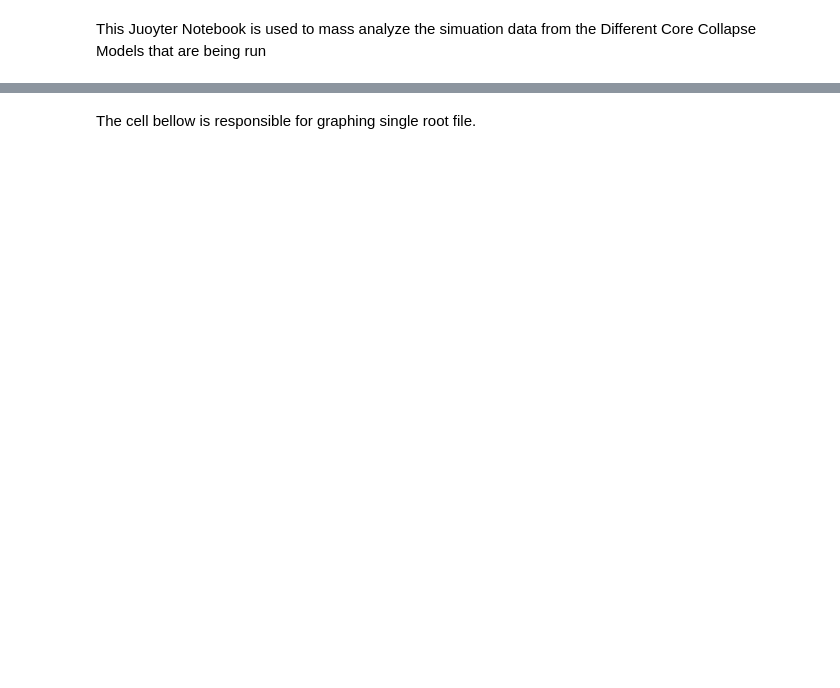
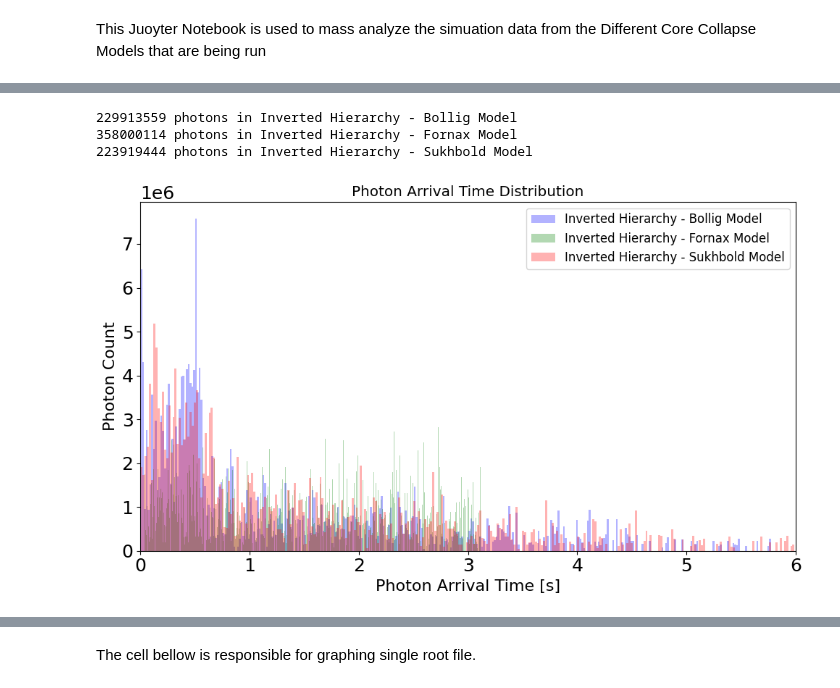
Before and after one commit to IakovosTzoka/SuperNova-Work, a Jupyter notebook: output/Optical_Photon_Analysis.ipynb, the cells around one changed output, grey strips where cells are left out. Drawn from its saved outputs; the diff is of its cells as text; code cells hidden in the pictures; blank space fills up the shorter version.

```diff
--- a/output/Optical_Photon_Analysis.ipynb
+++ b/output/Optical_Photon_Analysis.ipynb
@@ -169,12 +166,18 @@ for path, label, color in zip(file_paths, labels, colors):
 # File paths (update these to your actual file names)
 # ---------------------------
 file_paths = [
-    #"/home/iakovos-qpix/Programs/Library/MarleyTest/output/Bollig_1000_events.root",
-    #"/home/iakovos-qpix/Programs/Library/MarleyTest/output/Bollig_1000_NH_events.root",
-   #"/home/iakovos-qpix/Programs/Library/MarleyTest/output/Bollig_1000_IH_events.root",
-   "/home/iakovos-qpix/Programs/Library/MarleyTest/output/Nakazato_1000_events.root",
-    "/home/iakovos-qpix/Programs/Library/MarleyTest/output/Nakazato_1000_NH_events.root",
-   "/home/iakovos-qpix/Programs/Library/MarleyTest/output/Nakazato_1000_IH_events.root",
+#    "/Volumes/aSeVertical/SuperNova Simulation/Root Files/Bollig_1000_events.root",
+#    "/Volumes/aSeVertical/SuperNova Simulation/Root Files/Bollig_1000_NH_events.root",
+   "/Volumes/aSeVertical/SuperNova Simulation/Root Files/Bollig_1000_IH_events.root",
+#    "/Volumes/aSeVertical/SuperNova Simulation/Root Files/Nakazato_1000_events.root",
+#    "/Volumes/aSeVertical/SuperNova Simulation/Root Files/Nakazato_1000_NH_events.root",
+#    "/Volumes/aSeVertical/SuperNova Simulation/Root Files//Nakazato_1000_IH_events.root",
+#    "/Volumes/aSeVertical/SuperNova Simulation/ROOT Files/Fornax_No_Oscillations_1000_events.root",
+#    "/Volumes/aSeVertical/SuperNova Simulation/Root Files/Fornax_Normal_Hierarchy_events.root",
+   "/Volumes/aSeVertical/SuperNova Simulation/ROOT Files/Fornax_Inverted_Hierarchy_1000_events.root",
+#    "/Volumes/aSeVertical/SuperNova Simulation/ROOT Files/Sukhbold_No_Oscillations_1000_events.root",
+#    "Volumes/aSeVertical/SuperNova Simulation/Root Files/Sukhbold_Normal_Hierarchy_1000_events.root",
+   "/Volumes/aSeVertical/SuperNova Simulation/ROOT Files/Sukhbold_Inverted_Hierarchy_1000_events.root",
 
 ]
 
@@ -182,10 +185,16 @@ file_paths = [
 labels = [
     #"No Oscillations - Bollig Model",
     #"Normal Hierarchy - Bollig Model",
-    #"Inverted Hierarchy - Bollig Model",
-    "No Oscillations - Nakazato Model",
-    "Normal Hierarchy - Nakazato Model",
-    "Inverted Hierarchy - Nakazato Model",
+    "Inverted Hierarchy - Bollig Model",
+    # "No Oscillations - Nakazato Model",
+    # "Normal Hierarchy - Nakazato Model",
+    # "Inverted Hierarchy - Nakazato Model",
+    # "No Oscillations - Fornax Model",
+    # "Normal Hierarchy - Fornax Model",
+    "Inverted Hierarchy - Fornax Model",
+    # "No Oscillations - Sukhbold Model",
+    # "Normal Hierarchy - Sukhbold Model",
+    "Inverted Hierarchy - Sukhbold Model",
 ]
 
 # Colors for each dataset
@@ -195,6 +204,14 @@ colors = ["blue", "green", "red", "cyan", "magenta", "orange"]
 # Loop over files and process
 # ---------------------------
 plt.figure(figsize=(10, 6))
+plt.rcParams.update({
+    "font.size": 12,
+    "axes.labelsize": 16,
+    "xtick.labelsize": 18,
+    "ytick.labelsize": 18,
+    "legend.fontsize": 12,
+    "legend.title_fontsize": 14
+})
 
 for path, label, color in zip(file_paths, labels, colors):
     # Open ROOT file
@@ -207,37 +224,42 @@ for path, label, color in zip(file_paths, labels, colors):
     # Flatten
     all_photon_times = np.concatenate(photon_times)
 
     # Filter unphysical values
     mask = (all_photon_times > 0) & (all_photon_times < 1e10)
     clean_photon_times = all_photon_times[mask]
 
     # Convert ns → s
     clean_photon_times_s = clean_photon_times / 1e9
 
     print(len(clean_photon_times_s), "photons in", label)
 
     # Plot histogram
     plt.hist(
     clean_photon_times_s,
-    bins=1000,
+    bins=500,
     color=color,
     alpha=0.3,  # transparency for overlap
     label=label
     )
 
 # ---------------------------
 # Final plot formatting
 # ---------------------------
 plt.xlabel("Photon Arrival Time [s]")
 plt.ylabel("Photon Count")
 #plt.xscale("log")  # Uncomment if you want log x-axis
-plt.yscale("log")
+# plt.yscale("log")
 plt.title("Photon Arrival Time Distribution")
-plt.xlim(0, 0.5)  # Adjust as needed
-plt.grid(True)
+plt.xlim(0, 6)  # Adjust as needed
+# plt.grid(True)
 plt.legend()
 plt.tight_layout()
 plt.show()
+# %% [output]
+229913559 photons in Inverted Hierarchy - Bollig Model
+358000114 photons in Inverted Hierarchy - Fornax Model
+223919444 photons in Inverted Hierarchy - Sukhbold Model
+[figure, added]
 # %%
 
 # ---------------------------
```
Also changed, not shown: parts of 4 cells of this notebook.
